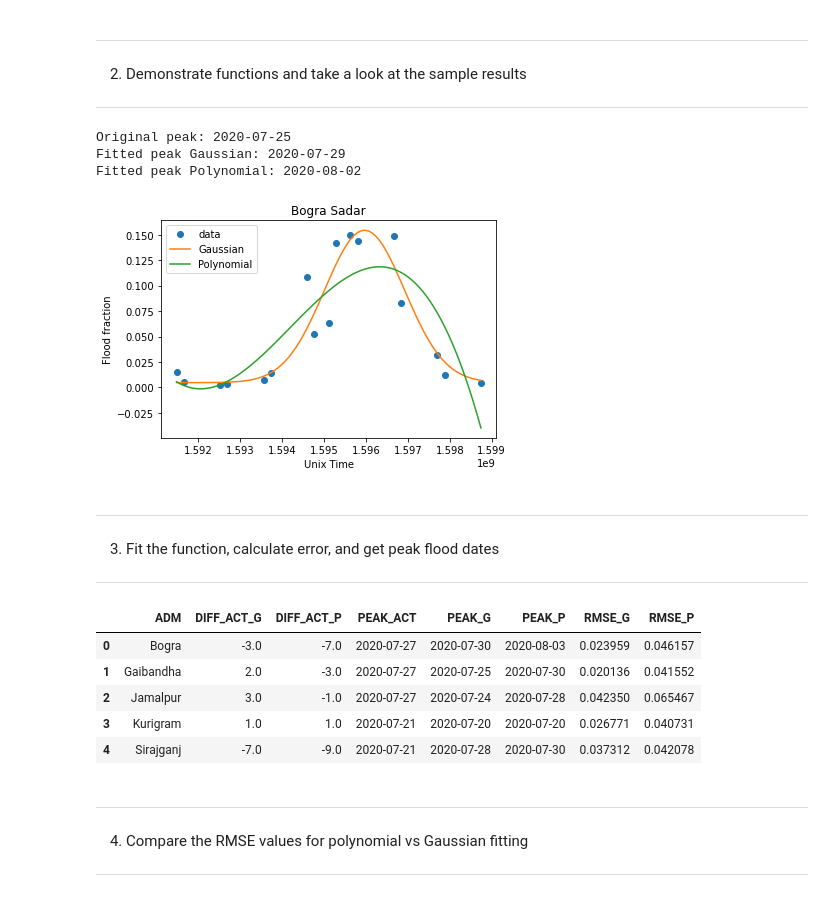
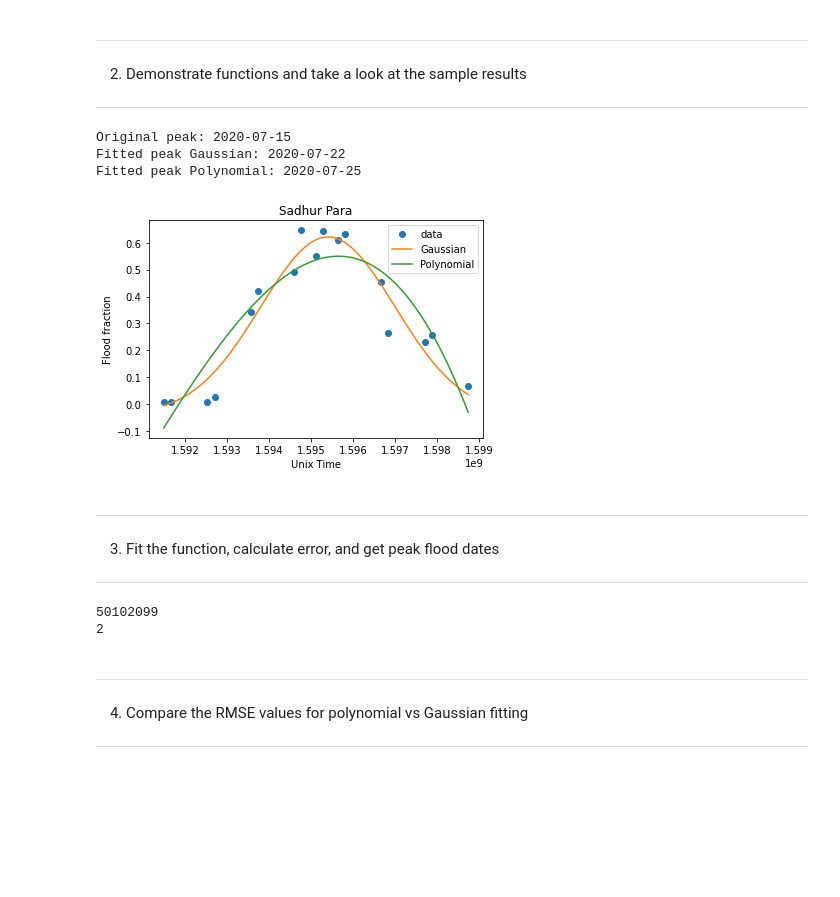
Before and after one commit to OCHA-DAP/pa-bangladesh-aa, a Jupyter notebook: notebooks/20201023_Funcfit.ipynb, the cells around one changed output. Saved outputs shown, nothing was run; the diff lists cells and outputs as text; code cells hidden in the pictures; blank space fills up the shorter version.

```diff
--- a/notebooks/20201023_Funcfit.ipynb
+++ b/notebooks/20201023_Funcfit.ipynb
@@ -3,3 +13,5 @@
+# %%
+ADM_GRP = 'ADM4'
 # %% [markdown]
 ---
 1. Imports, loading, and preprocessing
@@ -25,60 +32,66 @@ df0 = ld.read_data(FNAME)
-# %%
-ADM_GRP = 'ADM3_EN' # Admin level to group by
-df1 = cd.group_df(df0, ADM_GRP)
+# %%
+df1 = pd.read_csv('data/processed/{}_flood_extent_sentinel.csv'.format(ADM_GRP))
 # %% [markdown]
 ---
 2. Demonstrate functions and take a look at the sample results
 ---
 # %%
 # 0. Select admin region from the grouped data
-df2 = cd.select_df(df1, df1[ADM_GRP].unique()[4])
+sel = 6 # Index to select an admin region
+sel_col = ADM_GRP+'_PCODE'
+sel_area = df1[sel_col].unique()[sel]
+df2 = df1.loc[df1[sel_col] == sel_area].reset_index()
 
 # 1. Get the x and y
 x,y = ff.get_xy(df2)[0], ff.get_xy(df2)[1]
 
 # 2. Fit function to generate new data at daily intervals
-x_new = np.linspace(x[0], x[-1], 85)
+x_new = np.linspace(x[0], x[-1], 85) # 85 is the total number of days in overall temporal extent
 y_new_g = ff.gauss(x_new, *ff.gauss_fit(x, y))
 y_new_p = ff.poly_fit(x_new,x, y, 3)
 
 # 3. Plot the actual and fitted data
 plt.plot(x, y, 'o', label='data')
 plt.plot(x_new, y_new_g, label='Gaussian')
 plt.plot(x_new, y_new_p, label='Polynomial')
-plt.title(df1[ADM_GRP].unique()[4])
+plt.title(df1[ADM_GRP+'_EN'].unique()[sel])
 plt.legend()
 plt.xlabel('Unix Time')
 plt.ylabel('Flood fraction')
 
 # 4. Calculate the peak dates
 print('Original peak: ' + ff.get_peak(x,y))
 print('Fitted peak Gaussian: ' + ff.get_peak(x_new,y_new_g))
 print('Fitted peak Polynomial: ' + ff.get_peak(x_new,y_new_p))
 
-# plt.savefig("Results/Fit4.png", bbox_inches='tight', pad_inches=0.2)
+plt.savefig("Results/Fit1.png", bbox_inches='tight', pad_inches=0.2)
 # %% [output]
-Original peak: 2020-07-25
-Fitted peak Gaussian: 2020-07-29
-Fitted peak Polynomial: 2020-08-02
+Original peak: 2020-07-15
+Fitted peak Gaussian: 2020-07-22
+Fitted peak Polynomial: 2020-07-25
-[figure, old version]
+[figure, new version]
 # %% [markdown]
 ---
 3. Fit the function, calculate error, and get peak flood dates
 ---
 # %%
-results = pd.DataFrame([])
+dates = pd.DataFrame([])
+flood_extents = pd.DataFrame([])
 
-for adm in df1[ADM_GRP].unique():
+for adm in df1[sel_col].unique():
 
     # Fit the data
-    df2 = cd.select_df(df1, adm)  # New grouped dataframe
+    df2 = df1.loc[df1[sel_col] == adm].reset_index()
+    # df2 = cd.select_df(df1, adm)  # New grouped dataframe
     x,y = ff.get_xy(df2)[0], ff.get_xy(df2)[1]  # Get the x and y
     x_new = np.linspace(x[0], x[-1], 85)  # Generate new x data (at daily intervals)
 
-    #if len(x)<17:
-    #    print(adm)
-    #    print(len(x))
-    #    continue
+    # TODO: Some regions don't have observations for every date, not incl when there is 0 flooding
+    # Need to break out when there aren't enough original points to fit function
+    if len(x)<10:
+        print(adm)
+        print(len(x))
+        continue
 
     # New y values using same x data to calc the error
     y_g_old = ff.gauss(x, *ff.gauss_fit(x, y))  # Generate Gaussian fitted y data
@@ -101,8 +114,16 @@ for adm in df1[ADM_GRP].unique():
     act_g = (date_actual - date_g).days
     act_p = (date_actual - date_p).days
 
-    # Create dict with the results
-    result = {'ADM': adm,
+    # Create dict with the results - flood extent
+    flood_extent = pd.DataFrame(
+        {'PCODE': adm,
+         'DATE': x_new,
+         'FLOOD_EXTENT_G': y_g_new,
+         'FLOOD_EXTENT_P': y_p_new})
+    flood_extents = flood_extents.append(flood_extent, ignore_index=True)
+
+    # Create dict with the results - peak dates
+    result = {'PCODE': adm,
              'RMSE_G': rmse_g,
              'RMSE_P': rmse_p,
               'PEAK_ACT': date_actual,
@@ -110,6 +131,11 @@ for adm in df1[ADM_GRP].unique():
               'PEAK_P': date_p,
               'DIFF_ACT_G': act_g,
               'DIFF_ACT_P': act_p}
-    results = results.append(result, ignore_index=True)
+    dates = dates.append(result, ignore_index=True)
+
+flood_extents['DATE'] = flood_extents['DATE'].apply(lambda x: datetime.utcfromtimestamp(x).strftime('%d/%m/%Y'))
+# %% [output]
+50102099
+2
 # %%
 # Save results to csv
@@ -117,12 +144,3 @@ results.to_csv('results/flood_peak_estimation_{}-test.csv'.format(ADM_GRP))
-# %%
-results.head()
-# %% [output]
-|  | ADM | DIFF_ACT_G | DIFF_ACT_P | PEAK_ACT | PEAK_G | PEAK_P | RMSE_G | RMSE_P |
-| 0 | Bogra | -3.0 | -7.0 | 2020-07-27 | 2020-07-30 | 2020-08-03 | 0.023959 | 0.046157 |
-| 1 | Gaibandha | 2.0 | -3.0 | 2020-07-27 | 2020-07-25 | 2020-07-30 | 0.020136 | 0.041552 |
-| 2 | Jamalpur | 3.0 | -1.0 | 2020-07-27 | 2020-07-24 | 2020-07-28 | 0.042350 | 0.065467 |
-| 3 | Kurigram | 1.0 | 1.0 | 2020-07-21 | 2020-07-20 | 2020-07-20 | 0.026771 | 0.040731 |
-| 4 | Sirajganj | -7.0 | -9.0 | 2020-07-21 | 2020-07-28 | 2020-07-30 | 0.037312 | 0.042078 |
 # %% [markdown]
 ---
 4. Compare the RMSE values for polynomial vs Gaussian fitting
```
Also changed, not shown: parts of 8 cells of this notebook, 3 other files.
